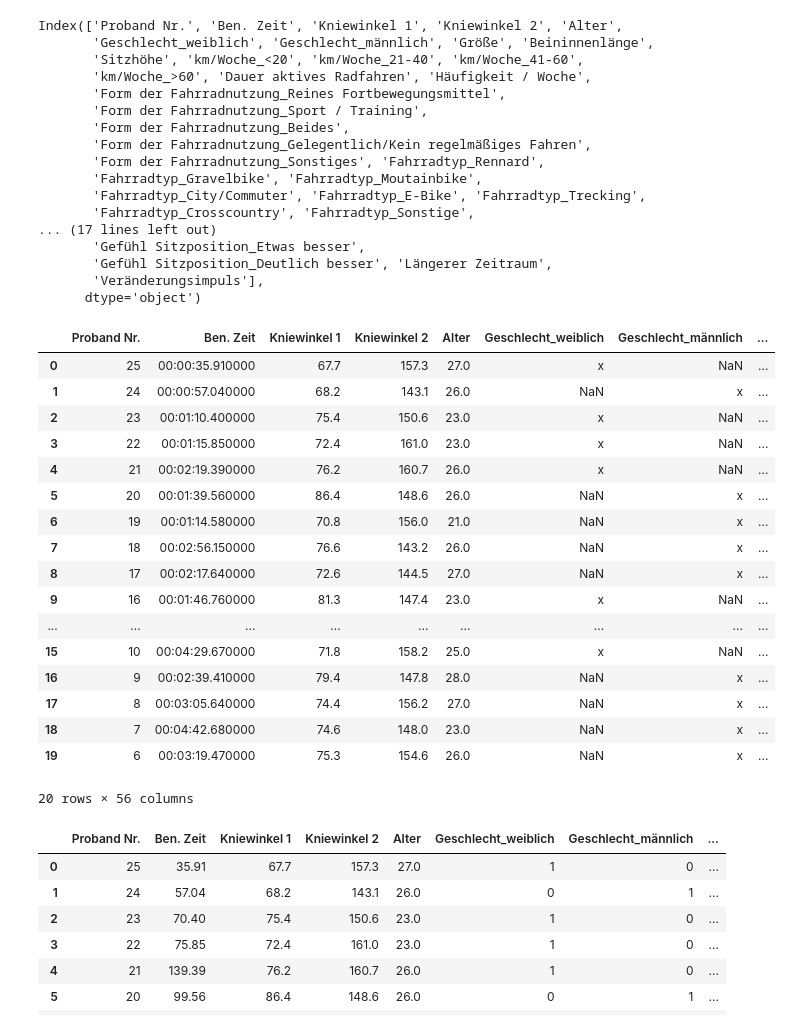
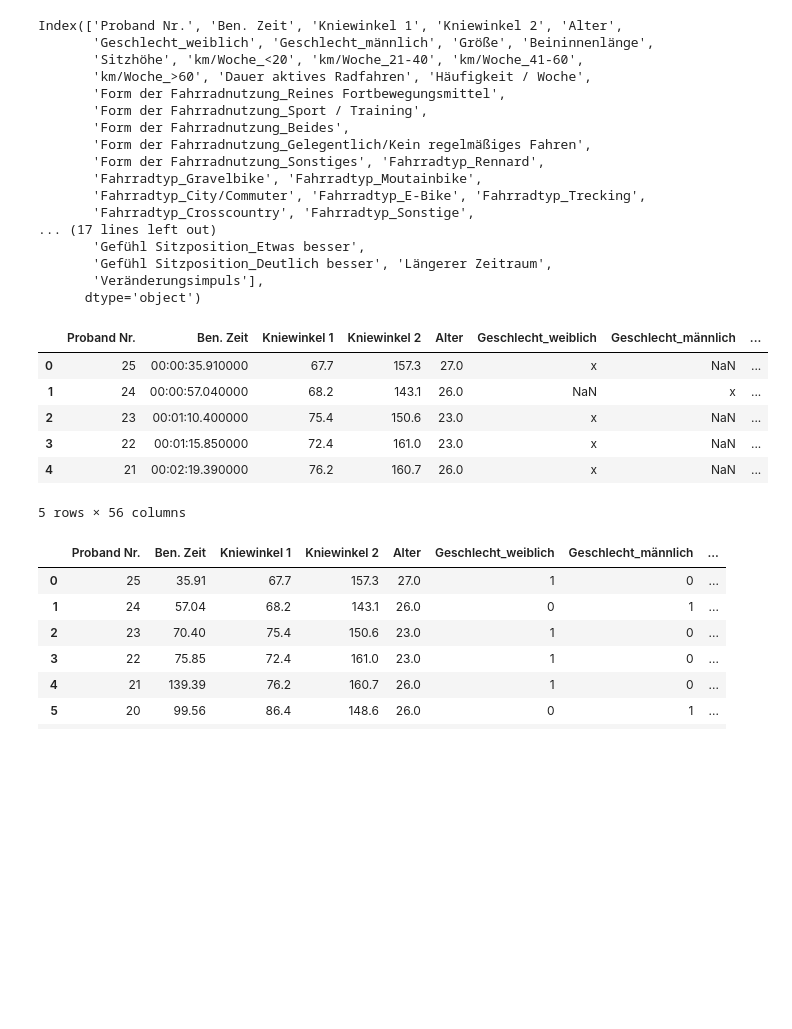
Before and after one commit to WestWoodPrints/MMI_Tool, a Jupyter notebook: data_evaluation.ipynb, the cells around one changed output. Saved outputs shown, nothing was run; the diff lists cells and outputs as text; code cells hidden in the pictures; blank space fills up the shorter version.

```diff
--- a/data_evaluation.ipynb
+++ b/data_evaluation.ipynb
@@ -57,45 +47,34 @@ Sheets: ['FirstTry', 'Final']
 # %%
 #Probanden 1-5 rasuschmießen da dort noch Werte fehlen
 df = df_final_flat
 print(df.columns)
 df = df[~df["Proband Nr."].between(1,5)]
-df.head(25)
+df.head()
 # %% [output]
 Index(['Proband Nr.', 'Ben. Zeit', 'Kniewinkel 1', 'Kniewinkel 2', 'Alter',
        'Geschlecht_weiblich', 'Geschlecht_männlich', 'Größe', 'Beininnenlänge',
        'Sitzhöhe', 'km/Woche_<20', 'km/Woche_21-40', 'km/Woche_41-60',
        'km/Woche_>60', 'Dauer aktives Radfahren', 'Häufigkeit / Woche',
        'Form der Fahrradnutzung_Reines Fortbewegungsmittel',
        'Form der Fahrradnutzung_Sport / Training',
        'Form der Fahrradnutzung_Beides',
        'Form der Fahrradnutzung_Gelegentlich/Kein regelmäßiges Fahren',
        'Form der Fahrradnutzung_Sonstiges', 'Fahrradtyp_Rennard',
        'Fahrradtyp_Gravelbike', 'Fahrradtyp_Moutainbike',
        'Fahrradtyp_City/Commuter', 'Fahrradtyp_E-Bike', 'Fahrradtyp_Trecking',
        'Fahrradtyp_Crosscountry', 'Fahrradtyp_Sonstige',
 ... (17 lines left out)
        'Gefühl Sitzposition_Etwas besser',
        'Gefühl Sitzposition_Deutlich besser', 'Längerer Zeitraum',
        'Veränderungsimpuls'],
       dtype='object')
 |  | Proband Nr. | Ben. Zeit | Kniewinkel 1 | Kniewinkel 2 | Alter | Geschlecht_weiblich | Geschlecht_männlich | ... |
 | 0 | 25 | 00:00:35.910000 | 67.7 | 157.3 | 27.0 | x | NaN | ... |
 | 1 | 24 | 00:00:57.040000 | 68.2 | 143.1 | 26.0 | NaN | x | ... |
 | 2 | 23 | 00:01:10.400000 | 75.4 | 150.6 | 23.0 | x | NaN | ... |
 | 3 | 22 | 00:01:15.850000 | 72.4 | 161.0 | 23.0 | x | NaN | ... |
 | 4 | 21 | 00:02:19.390000 | 76.2 | 160.7 | 26.0 | x | NaN | ... |
-| 5 | 20 | 00:01:39.560000 | 86.4 | 148.6 | 26.0 | NaN | x | ... |
-| 6 | 19 | 00:01:14.580000 | 70.8 | 156.0 | 21.0 | NaN | x | ... |
-| 7 | 18 | 00:02:56.150000 | 76.6 | 143.2 | 26.0 | NaN | x | ... |
-| 8 | 17 | 00:02:17.640000 | 72.6 | 144.5 | 27.0 | NaN | x | ... |
-| 9 | 16 | 00:01:46.760000 | 81.3 | 147.4 | 23.0 | x | NaN | ... |
-| ... | ... | ... | ... | ... | ... | ... | ... | ... |
-| 15 | 10 | 00:04:29.670000 | 71.8 | 158.2 | 25.0 | x | NaN | ... |
-| 16 | 9 | 00:02:39.410000 | 79.4 | 147.8 | 28.0 | NaN | x | ... |
-| 17 | 8 | 00:03:05.640000 | 74.4 | 156.2 | 27.0 | NaN | x | ... |
-| 18 | 7 | 00:04:42.680000 | 74.6 | 148.0 | 23.0 | NaN | x | ... |
-| 19 | 6 | 00:03:19.470000 | 75.3 | 154.6 | 26.0 | NaN | x | ... |
-20 rows × 56 columns
+5 rows × 56 columns
 # %%
 #NaN durch 0 ersetzen
 df = df.fillna(0)
```
Also changed, not shown: parts of 19 cells of this notebook, 1 other file.
